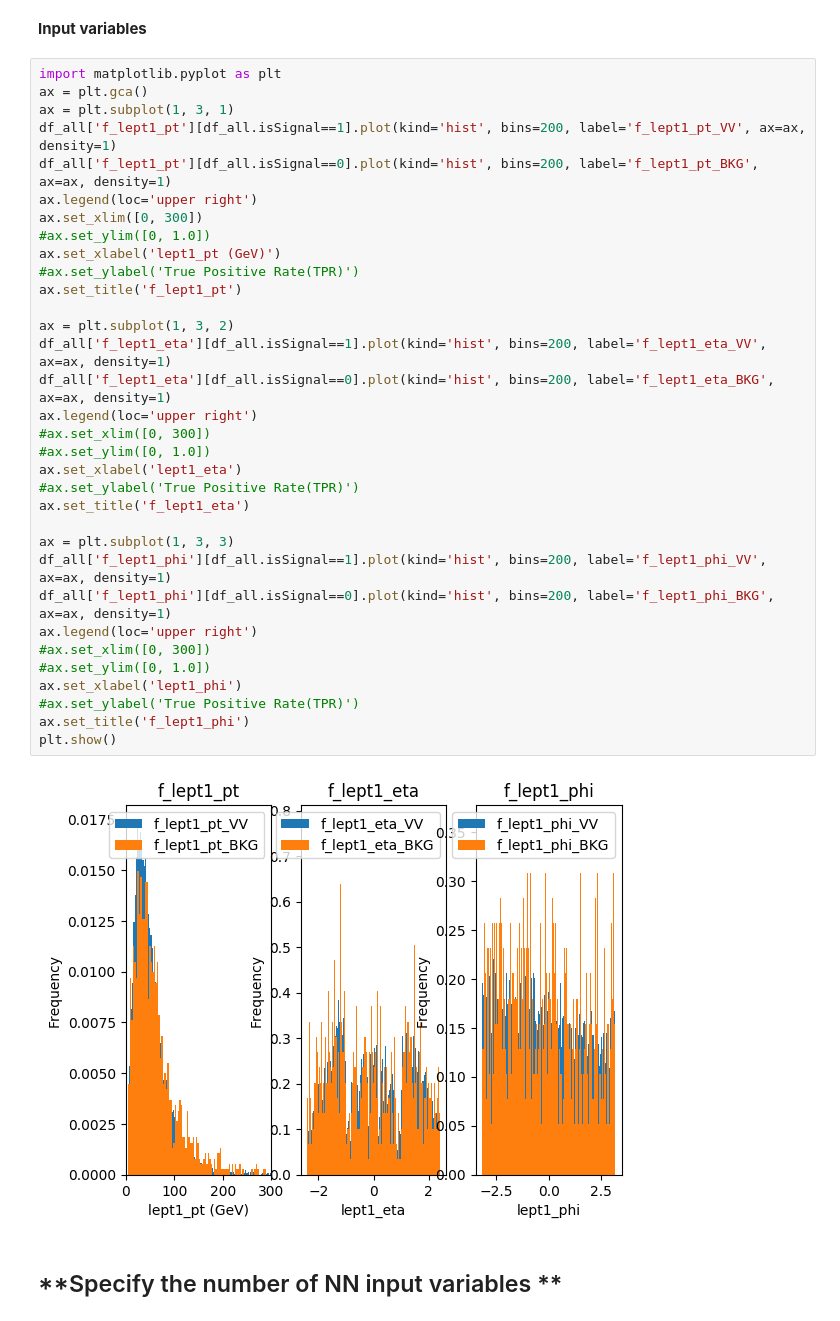
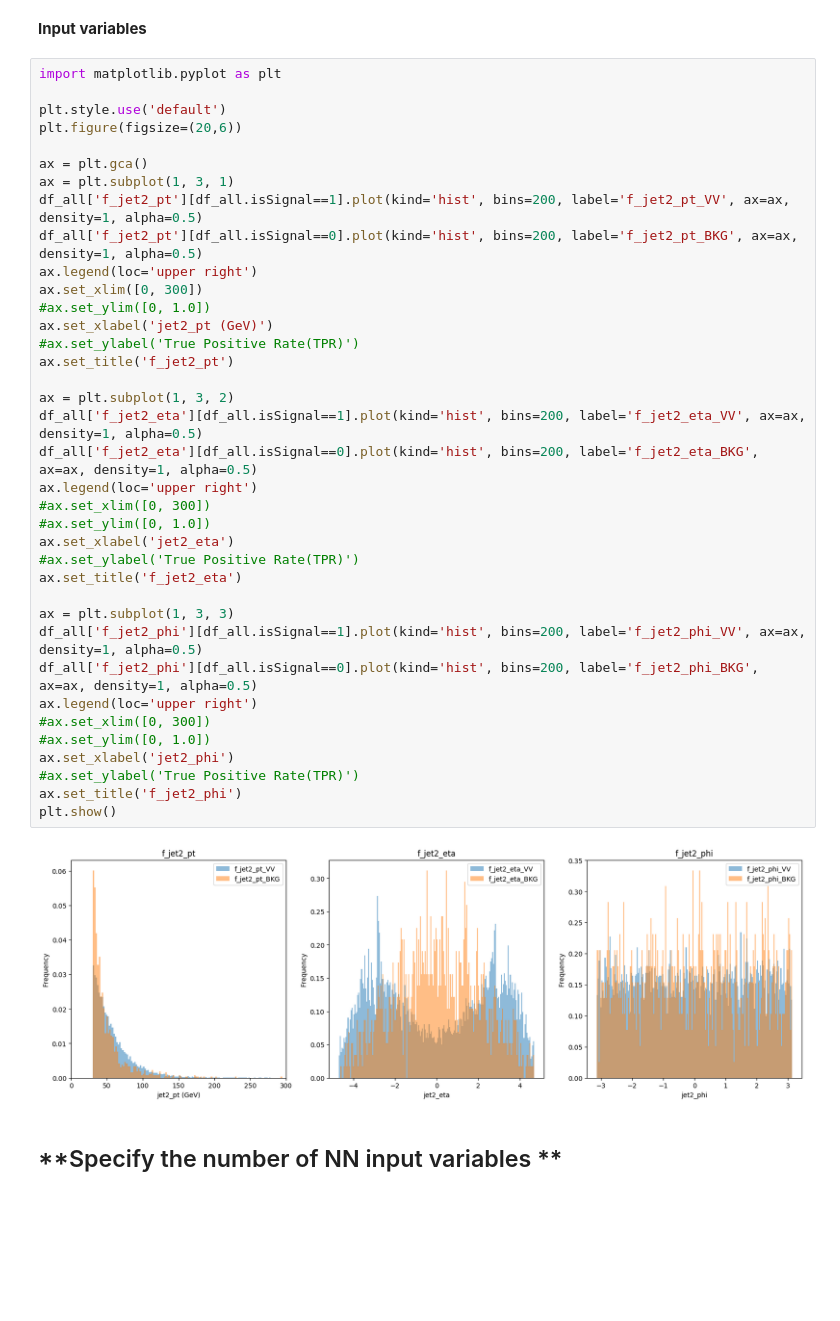
Before and after one commit to fsimone91/Bari_Lectures, a Jupyter notebook: NotebooksAndScripts/MLP_HZZ4l_Keras.ipynb, the cells around one changed output. Cells and saved outputs as stored; diff of their text form; blank space fills up the shorter version.

```diff
--- a/NotebooksAndScripts/MLP_HZZ4l_Keras.ipynb
+++ b/NotebooksAndScripts/MLP_HZZ4l_Keras.ipynb
@@ -85,39 +94,43 @@ df_all = pd.concat([df['VV'],df['bkg']])
 **Input variables**
 # %%
 import matplotlib.pyplot as plt
+
+plt.style.use('default')
+plt.figure(figsize=(20,6))
+
 ax = plt.gca()
 ax = plt.subplot(1, 3, 1)
-df_all['f_lept1_pt'][df_all.isSignal==1].plot(kind='hist', bins=200, label='f_lept1_pt_VV', ax=ax, density=1)
-df_all['f_lept1_pt'][df_all.isSignal==0].plot(kind='hist', bins=200, label='f_lept1_pt_BKG', ax=ax, density=1)
+df_all['f_jet2_pt'][df_all.isSignal==1].plot(kind='hist', bins=200, label='f_jet2_pt_VV', ax=ax, density=1, alpha=0.5)
+df_all['f_jet2_pt'][df_all.isSignal==0].plot(kind='hist', bins=200, label='f_jet2_pt_BKG', ax=ax, density=1, alpha=0.5)
 ax.legend(loc='upper right')
 ax.set_xlim([0, 300])
 #ax.set_ylim([0, 1.0])
-ax.set_xlabel('lept1_pt (GeV)')
+ax.set_xlabel('jet2_pt (GeV)')
 #ax.set_ylabel('True Positive Rate(TPR)')
-ax.set_title('f_lept1_pt')
+ax.set_title('f_jet2_pt')
 
 ax = plt.subplot(1, 3, 2)
-df_all['f_lept1_eta'][df_all.isSignal==1].plot(kind='hist', bins=200, label='f_lept1_eta_VV', ax=ax, density=1)
-df_all['f_lept1_eta'][df_all.isSignal==0].plot(kind='hist', bins=200, label='f_lept1_eta_BKG', ax=ax, density=1)
+df_all['f_jet2_eta'][df_all.isSignal==1].plot(kind='hist', bins=200, label='f_jet2_eta_VV', ax=ax, density=1, alpha=0.5)
+df_all['f_jet2_eta'][df_all.isSignal==0].plot(kind='hist', bins=200, label='f_jet2_eta_BKG', ax=ax, density=1, alpha=0.5)
 ax.legend(loc='upper right')
 #ax.set_xlim([0, 300])
 #ax.set_ylim([0, 1.0])
-ax.set_xlabel('lept1_eta')
+ax.set_xlabel('jet2_eta')
 #ax.set_ylabel('True Positive Rate(TPR)')
-ax.set_title('f_lept1_eta')
+ax.set_title('f_jet2_eta')
 
 ax = plt.subplot(1, 3, 3)
-df_all['f_lept1_phi'][df_all.isSignal==1].plot(kind='hist', bins=200, label='f_lept1_phi_VV', ax=ax, density=1)
-df_all['f_lept1_phi'][df_all.isSignal==0].plot(kind='hist', bins=200, label='f_lept1_phi_BKG', ax=ax, density=1)
+df_all['f_jet2_phi'][df_all.isSignal==1].plot(kind='hist', bins=200, label='f_jet2_phi_VV', ax=ax, density=1, alpha=0.5)
+df_all['f_jet2_phi'][df_all.isSignal==0].plot(kind='hist', bins=200, label='f_jet2_phi_BKG', ax=ax, density=1, alpha=0.5)
 ax.legend(loc='upper right')
 #ax.set_xlim([0, 300])
 #ax.set_ylim([0, 1.0])
-ax.set_xlabel('lept1_phi')
+ax.set_xlabel('jet2_phi')
 #ax.set_ylabel('True Positive Rate(TPR)')
-ax.set_title('f_lept1_phi')
+ax.set_title('f_jet2_phi')
 plt.show()
 # %% [output]
-[figure, old version]
+[figure, new version]
 # %% [markdown]
 ## **Specify the number of NN input variables **
 # %%
```
Also changed, not shown: parts of 3 cells of this notebook.
